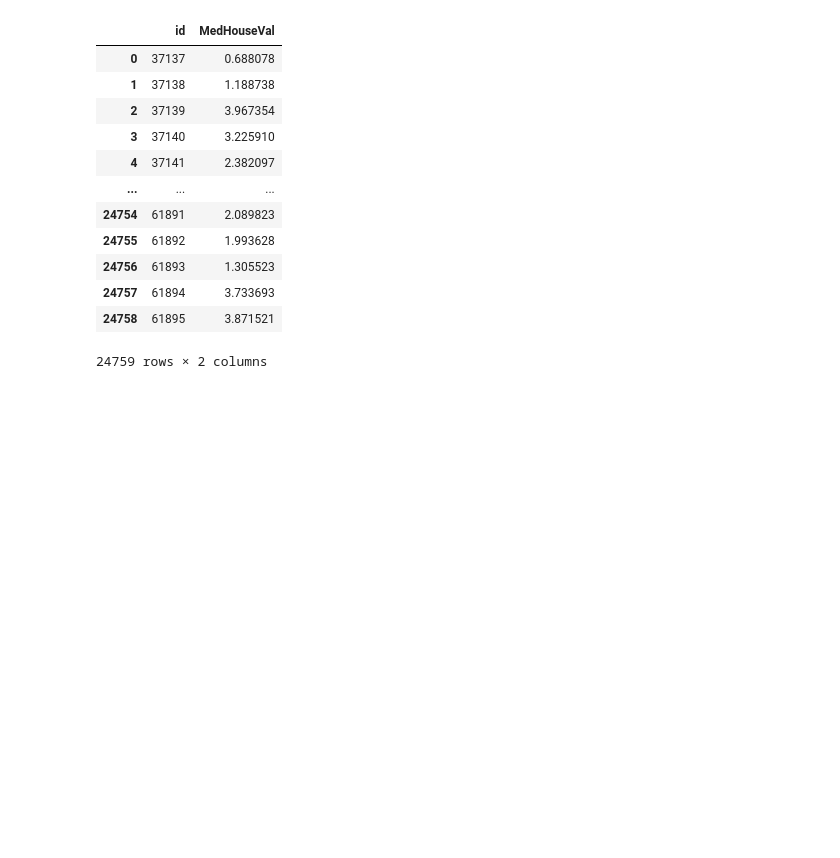
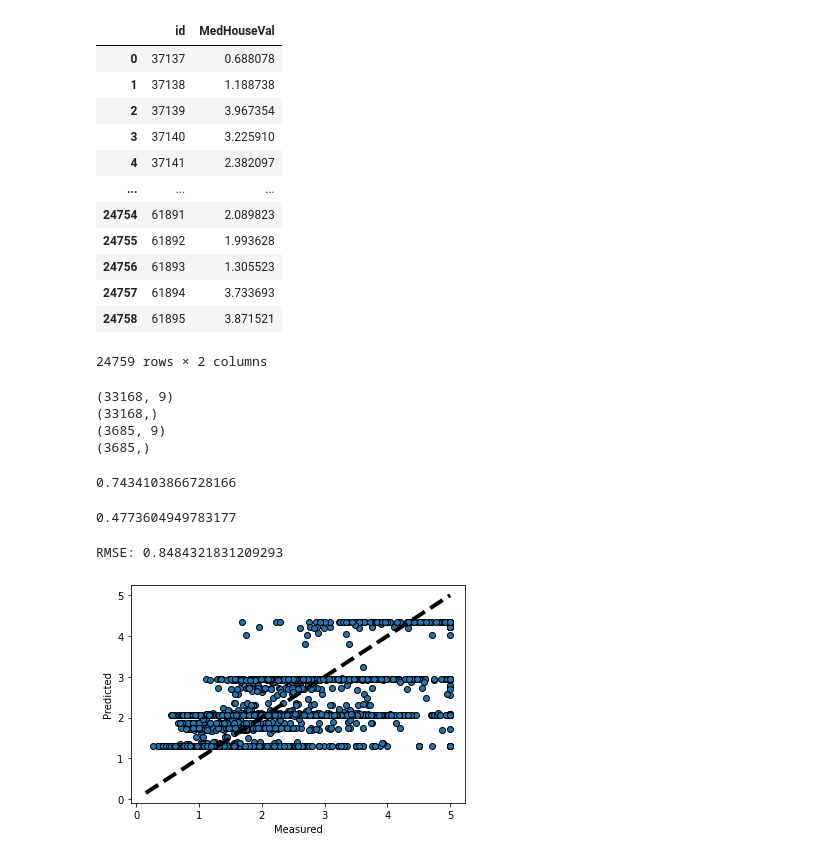
Before and after one commit to jelink27/Data_analytics_project, a Jupyter notebook: California_Housing_Dataset_Kaggle_competitions/California Housing Dataset.ipynb, the cells around one changed output. Drawn from its saved outputs; the diff is of its cells as text; code cells hidden in the pictures; blank space fills up the shorter version.

```diff
--- a/California_Housing_Dataset_Kaggle_competitions/California Housing Dataset.ipynb
+++ b/California_Housing_Dataset_Kaggle_competitions/California Housing Dataset.ipynb
@@ -351,3 +351,46 @@ submission
 | 24757 | 61894 | 3.733693 |
 | 24758 | 61895 | 3.871521 |
 24759 rows × 2 columns
+# %%
+print(X_train.shape)
+print(y_train.shape)
+print(X_val.shape)
+print(y_val.shape)
+# %% [output]
+(33168, 9)
+(33168,)
+(3685, 9)
+(3685,)
+# %%
+from sklearn.ensemble import RandomForestRegressor
+
+model_2 = RandomForestRegressor(max_depth=2, random_state=0, n_estimators=100)
+model_2.fit(X_train, y_train)
+print(model.score(X_train, y_train))
+# %% [output]
+0.7434103866728166
+# %%
+y_pred = model_2.predict(X_val)
+print(model_2.score(X_val,y_val)) #查看驗證集上的分數
+# %% [output]
+0.4773604949783177
+# %%
+# 用RMSE評估
+
+def calc_rmse(y_true, y_pred):
+  MSE = np.square(np.subtract(y_true, y_pred)).mean()
+  RMSE = np.sqrt(MSE)
+  return RMSE
+
+print('RMSE:', calc_rmse(y_val, y_pred))
+# %% [output]
+RMSE: 0.8484321831209293
+# %%
+fig, ax = plt.subplots()
+ax.scatter(y_val, y_pred, edgecolors=(0,0,0))
+ax.plot([y.min(),y.max()], [y.min(), y.max()], 'k--', lw=4)
+ax.set_xlabel('Measured')
+ax.set_ylabel('Predicted')
+plt.show()
+# %% [output]
+[figure, added]
```
Also changed, not shown: parts of 1 cell of this notebook.
